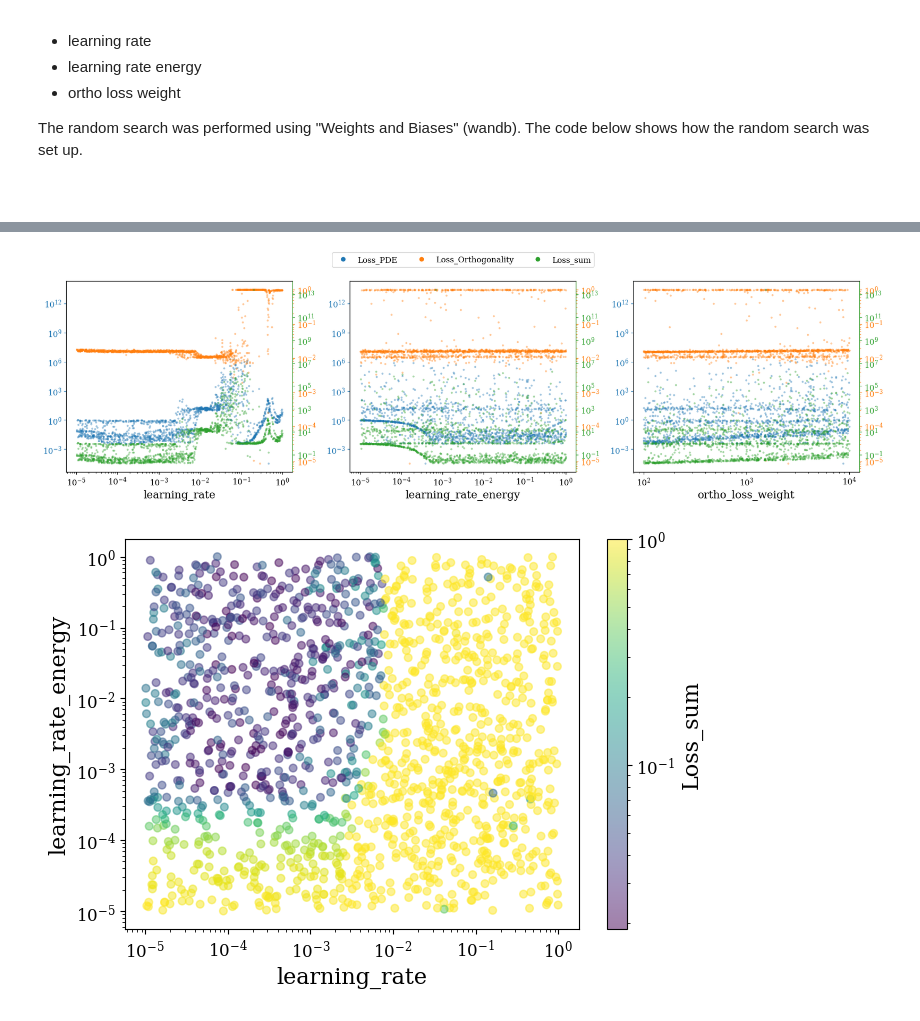
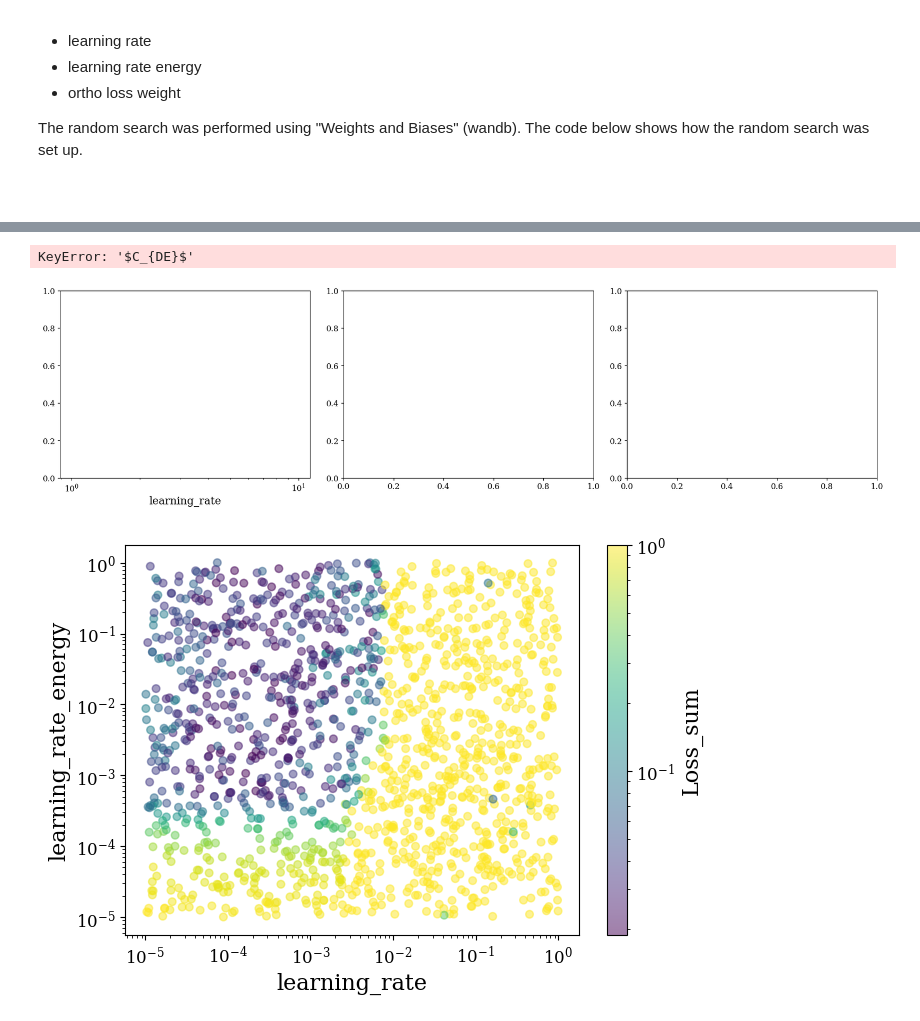
Before and after one commit to fredeco-gh/FYS-STK3155_Project3, a Jupyter notebook: src/param_search.ipynb, the cells around one changed output, grey strips where cells are left out. Cells and saved outputs as stored; diff of their text form; code cells hidden in the pictures.

```diff
--- a/src/param_search.ipynb
+++ b/src/param_search.ipynb
@@ -68,6 +68,6 @@ The random search was performed using "Weights and Biases" (wandb). The code bel
 # %%
 # Load data from Weights and Biases export
 df = pd.read_csv("../data/random_sweep_results.csv")
-df["Loss_sum"] = df["Loss_PDE"] + df["Loss_Orthogonality"]
+df["Loss_sum"] = df["Loss_DE"] + df["Loss_Orthogonality"]
 df.head()
 # %% [output]
@@ -80,7 +75,10 @@ df.head()
 # %%
+# ortho_loss_weight
 
+# Loss_PDE
+# Loss_orthogonality
 
-def plot_random_search_metrics_twinx(df: pd.DataFrame, x_axes=["learning_rate", "learning_rate_energy", "ortho_loss_weight"], metrics=["Loss_PDE", "Loss_Orthogonality"], s=5, alpha=0.3, xscale="log", yscale="log"):
+def plot_random_search_metrics_twinx(df: pd.DataFrame, x_axes=["learning_rate", "learning_rate_energy", "lamb_ortho"], metrics=["Loss_DE", "Loss_Orthogonality"], s=5, alpha=0.3, xscale="log", yscale="log"):
 
     fig, axes = plt.subplots(1, len(x_axes), figsize=(6*len(x_axes), 5))
     if not hasattr(axes, "__getitem__"):
@@ -127,7 +125,7 @@ def plot_random_search_metrics_twinx(df: pd.DataFrame, x_axes=["learning_rate",
     plt.tight_layout(rect=(0, 0.0, 1, 1))  # reserve extra margin below
 
 
-def plot_colormap_plot(df: pd.DataFrame, metrics=["Loss_PDE", "Loss_Orthogonality"], x="learning_rate", y="learning_rate_energy", s=20, alpha=0.5, color_scale="log", vmax=None):
+def plot_colormap_plot(df: pd.DataFrame, metrics=["Loss_DE", "Loss_Orthogonality"], x="learning_rate", y="learning_rate_energy", s=20, alpha=0.5, color_scale="log", vmax=None):
     fig, axes = plt.subplots(len(metrics), 1, figsize=(7, 5*len(metrics)))
     if not hasattr(axes, "__getitem__"):
         axes = [axes]
@@ -191,9 +189,14 @@ def plot_interactive_3dscatter(df, params, metric, s=5, alpha=0.5):
     )
     fig.show()
 # %%
-plot_random_search_metrics_twinx(df, metrics=["Loss_PDE", "Loss_Orthogonality", "Loss_sum"])
+# Loss_PDE
+# Loss_Orthogonality
+# Loss_sum
+
+plot_random_search_metrics_twinx(df, metrics=["Loss_DE", "Loss_Orthogonality", "Loss_sum"])
 # %% [output]
+KeyError: '$C_{DE}$'
-[figure, old version]
+[figure, new version]
 # %%
 plot_colormap_plot(df, metrics=["Loss_sum"], x="learning_rate", y="learning_rate_energy", vmax=1e-0, s=30)
 # %% [output]
```
Also changed, not shown: parts of 7 cells of this notebook, 5 other files.
